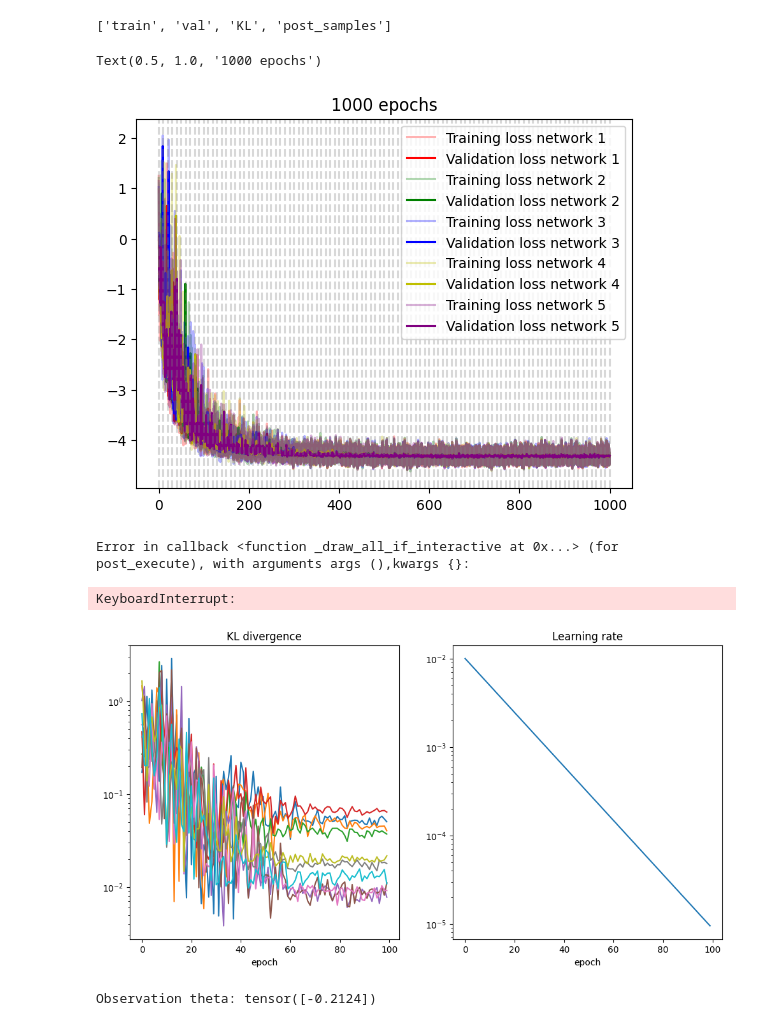
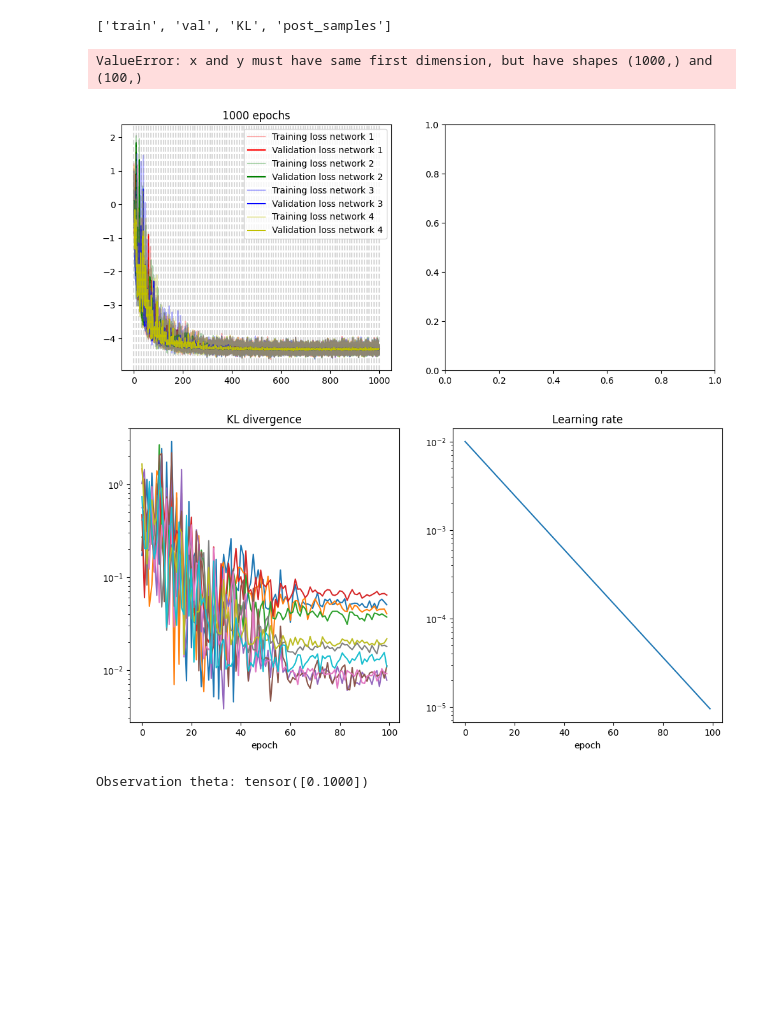
Before and after one commit to Mauropieroni/ACP-test-fork, a Jupyter notebook: scripts/notebooks_for_plots/plot_KL_extrapolation.ipynb, the cells around one changed output. Drawn from its saved outputs; the diff is of its cells as text; code cells hidden in the pictures; blank space fills up the shorter version.

Commit message:
Some changes for final plots

```diff
--- a/scripts/notebooks_for_plots/plot_KL_extrapolation.ipynb
+++ b/scripts/notebooks_for_plots/plot_KL_extrapolation.ipynb
@@ -23,11 +23,20 @@ list(data.keys())
 # %% [output]
 ['train', 'val', 'KL', 'post_samples']
 # %%
-ut.plot_losses(data['train'], data['val'], check_every)
-plt.title(str(n_epochs)+' epochs')
+fig, ax = plt.subplots(ncols=2, figsize=(12, 5))
+
+ut.plot_losses(data['train'][1:], data['val'][1:], check_every, ax=ax[0])
+ax[0].set_title(str(n_epochs)+' epochs')
+
+for i in range(data['KL'][:,4:].shape[1]):
+    ax[1].plot(np.arange(data['KL'][:,4+i].shape[0] * check_every), data['KL'][:,4+i], label=f"{i}")
+
+ax[1].set_title('KL divergence')
+ax[1].set_xlabel('epoch')
+ax[1].set_yscale('log')
 # %% [output]
-Text(0.5, 1.0, '1000 epochs')
+ValueError: x and y must have same first dimension, but have shapes (1000,) and (100,)
-[figure, old version]
+[figure, new version]
 # %%
 fig, ax = plt.subplots(1, 2, figsize=(12, 6))
 
@@ -44,7 +53,5 @@ ax[1].set_title('Learning rate')
 ax[1].set_xlabel('epoch')
 ax[1].set_yscale('log')
 # %% [output]
-Error in callback <function _draw_all_if_interactive at 0x...> (for post_execute), with arguments args (),kwargs {}:
-KeyboardInterrupt:
 [figure]
 # %%
@@ -52,10 +60,13 @@ xx = .5 * torch.tensor((1 - np.abs( np.linspace(-1, 1, 10) ) **.25))
 # %%
-observation_theta = ext.uniform_prior.sample((1,))
+bump_par = 3e-2
+
+
+observation_theta = torch.tensor([0.1]) #ext.uniform_prior.sample((1,))
 observation_data = ext.simulator(observation_theta)
-full_data = observation_data + xx
+full_data = observation_data + bump_par * xx
 print('Observation theta:', observation_theta)
 # %% [output]
-Observation theta: tensor([-0.2124])
+Observation theta: tensor([0.1000])
 # %%
 mean_base = float(observation_data.mean())
 std = .01 / np.sqrt(10)
```
Also changed, not shown: parts of 8 cells of this notebook, 3 other files.
